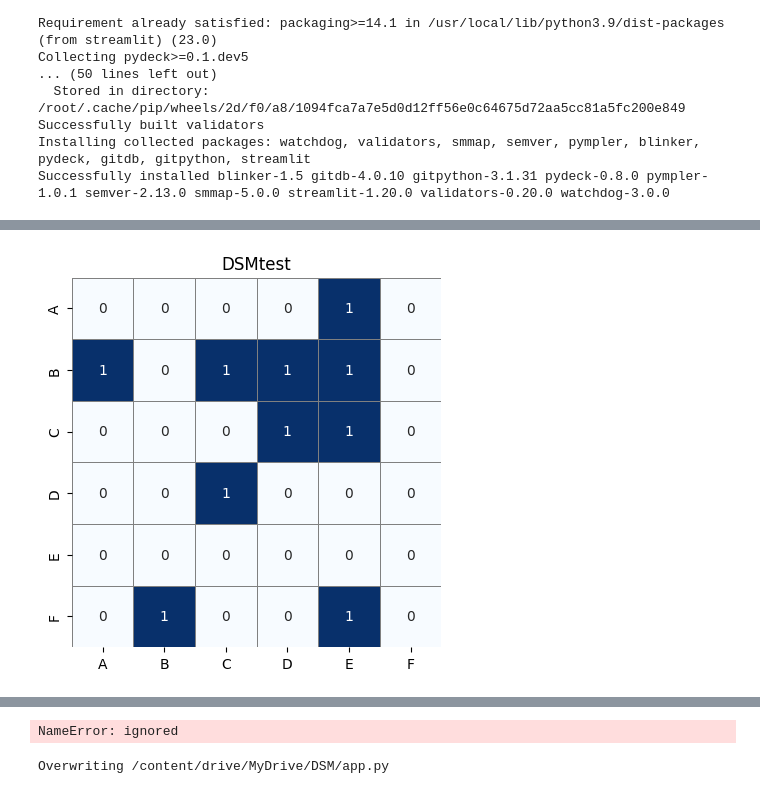
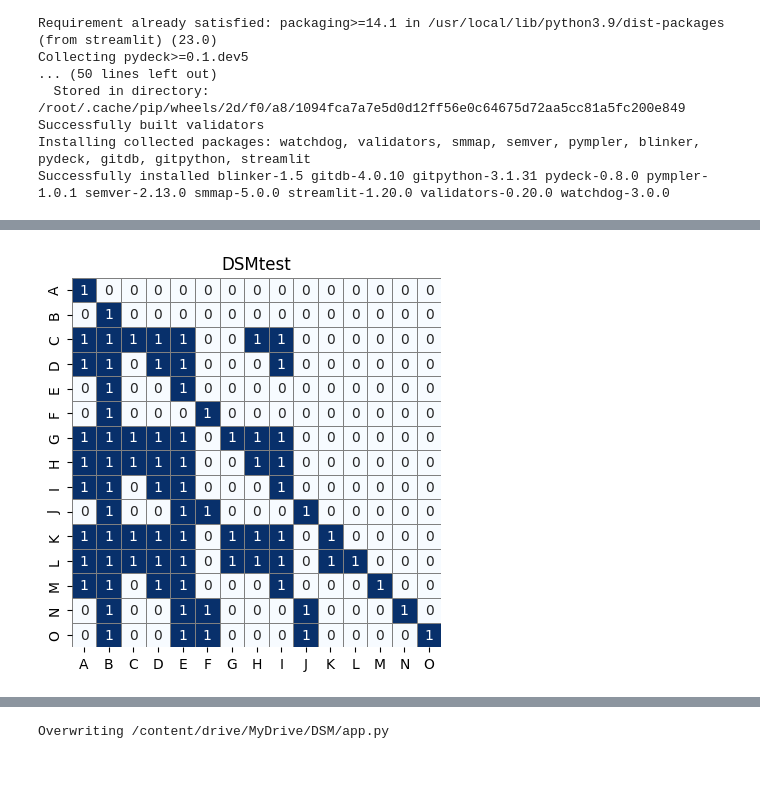
Before and after one commit to kapibara3chi/Make_Design_Structure_Matrix, a Jupyter notebook: DSM_main.ipynb, the cells around one changed output, grey strips where cells are left out. Drawn from its saved outputs; the diff is of its cells as text; code cells hidden in the pictures.

```diff
--- a/DSM_main.ipynb
+++ b/DSM_main.ipynb
@@ -92,21 +239,35 @@ import numpy as np
 ## convert DSM to ReachableMatrix
 
 def toReachableMatrix(DSM):
-    I = eye(DSM.shape[0]) # 単位行列の生成
-    calcmax = 1000
+    n = DSM.shape[0]
+    I = np.identity(n, dtype=int)
+    R1 = np.zeros((n,n), dtype=int)
 
-    for i in range(1, calcmax+1):
-        R1 = matrix_power((DSM + I), i)
-        Rindex = np.where(R1 > 1)
-        R1[Rindex] = ones(len(Rindex[0])) # ブール演算のかわり
+    for i in range(1, n+1):
+        R1_new = (DSM + I)**i
+        R1_new[R1_new > 1] = 1
+        if (R1_new == R1).all():
+            break
+        R1 = R1_new
 
-        R2 = matrix_power((DSM + I), i+1)
-        Rindex = np.where(R2 > 1)
-        R2[Rindex] = ones(len(Rindex[0])) # ブール演算のかわり
+    return R1
+# def toReachableMatrix(DSM):
+#     # I = eye(DSM.shape[0]) # 単位行列の生成
+#     I = np.eye(DSM.shape[0]) # NumPyの単位行列の生成
+#     calcmax = 1000
 
-        if np.array_equal(R1, R2):
-            break
-    return R1
+#     for i in range(1, calcmax+1):
+#         R1 = matrix_power((DSM + I), i)
+#         Rindex = np.where(R1 > 1)
+#         R1[Rindex] = ones(len(Rindex[0])) # ブール演算のかわり
+
+#         R2 = matrix_power((DSM + I), i+1)
+#         Rindex = np.where(R2 > 1)
+#         R2[Rindex] = ones(len(Rindex[0])) # ブール演算のかわり
+
+#         if np.array_equal(R1, R2):
+#             break
+#     return R1
 
 ## order Reachable matrix for sequencing
 def OrderReachable(Reachable):
@@ -139,6 +300,20 @@ def OrderReachable(Reachable):
 
 ## sequencing DSM
 def Sequencing(DSM, label):
+    cDSM = DSM.copy()
+    clabel = label.copy()
+
+    Reachable = toReachableMatrix(cDSM)
+
+    OrderedReachable, level = OrderReachable(Reachable)
+
+    # SequencedDSM = cDSM[level[:, np.newaxis], level]
+    # Squencedlabel = clabel[level]
+    SequencedDSM = cDSM[level-1, :][:, level-1]
+    Sequencedlabel = clabel[level-1]
+    return SequencedDSM, Sequencedlabel
+
+def Sequencing_0(DSM, label):
     cDSM = np.copy(DSM)
     clabel = label.copy()
 
@@ -160,9 +335,6 @@ def Sequencing(DSM, label):
         for j in range(len(label)):
             if DSM[i,j] == 1:
                 SequencedDSM[i,j] = j+1
-
-
-
 
     return SequencedDSM, Sequencedlabel
 
@@ -172,32 +344,48 @@ def Sequencing(DSM, label):
 #                 [0, 0, 0, 0, 1, 0, 0],
 #                 [0, 1, 0, 0, 0, 1, 0],
 #                 [0, 0, 1, 0, 0, 0, 0],
 #                 [1, 0, 0, 0, 1, 0, 0]])
 
 # label = ["A", "B", "C", "D", "E", "F", "G"]
 
 # SequencedDSM, Sequencedlabel = Sequencing(DSM, label)
 # print("Sequenced DSM:\n", SequencedDSM)
 # print("Sequenced label:\n", Sequencedlabel)
 
 
 if __name__ == '__main__':
 
   # データの作成
   DSM = np.array([[0, 0, 0, 0, 1, 0],
                   [1, 0, 1, 1, 1, 0],
                   [0, 0, 0, 1, 1, 0],
                   [0, 0, 1, 0, 0, 0],
                   [0, 0, 0, 0, 0, 0],
                   [0, 1, 0, 0, 1, 0]])
 
   label = ["A", "B", "C", "D", "E", "F"]
-
+  DSM=np.array([[1,0,0,0,0,0,0,0,0,0,0,0,0,0,0],
+                    [0,1,0,0,0,0,0,0,0,0,0,0,0,0,0],
+                    [1,1,1,1,1,0,0,1,1,0,0,0,0,0,0],
+                    [1,1,0,1,1,0,0,0,1,0,0,0,0,0,0],
+                    [0,1,0,0,1,0,0,0,0,0,0,0,0,0,0],
+                    [0,1,0,0,0,1,0,0,0,0,0,0,0,0,0],
+                    [1,1,1,1,1,0,1,1,1,0,0,0,0,0,0],
+                    [1,1,1,1,1,0,0,1,1,0,0,0,0,0,0],
+                    [1,1,0,1,1,0,0,0,1,0,0,0,0,0,0],
+                    [0,1,0,0,1,1,0,0,0,1,0,0,0,0,0],
+                    [1,1,1,1,1,0,1,1,1,0,1,0,0,0,0],
+                    [1,1,1,1,1,0,1,1,1,0,1,1,0,0,0],
+                    [1,1,0,1,1,0,0,0,1,0,0,0,1,0,0],
+                    [0,1,0,0,1,1,0,0,0,1,0,0,0,1,0],
+                    [0,1,0,0,1,1,0,0,0,1,0,0,0,0,1]])
+  label = ["A", "B", "C", "D", "E", "F","G","H","I","J","K","L","M","N","O"]
   make_dsm_by_sns(DSM,label)
 
   SequencedDSM, Sequencedlabel = Sequencing(DSM, label)
   print("Sequenced DSM:\n", SequencedDSM)
+  make_dsm_by_sns(SequencedDSM,label)
   print("Sequenced label:\n", Sequencedlabel)
   # df = pd.DataFrame(data=B, columns=value_l,index=value_l)
 # %% [output]
-[figure, old version]
+[figure, new version]
@@ -211,4 +393,3 @@ if __name__ == '__main__':
-NameError: ignored
 # %%
 # !streamlit run --server.port 80 /content/drive/MyDrive/DSM/my_script.py >/dev/null &
 # %%
```
Also changed, not shown: parts of 3 cells of this notebook.
